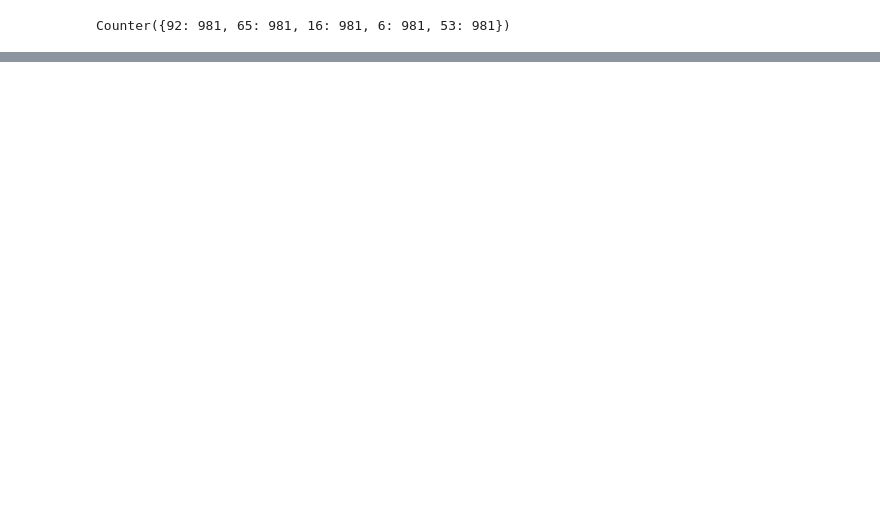
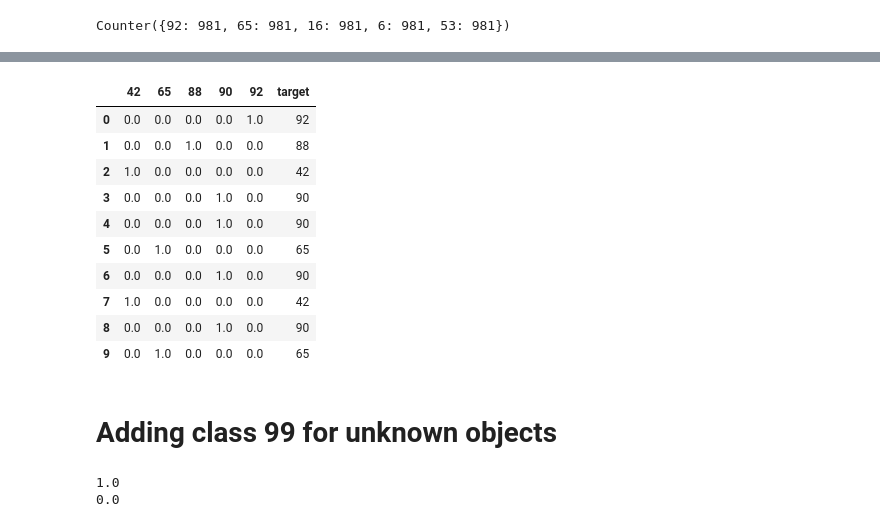
Before and after one commit to conditg/Space, a Jupyter notebook: galacticKNN.ipynb, the cells around one changed output, grey strips where cells are left out. Cells and saved outputs as stored; diff of their text form; code cells hidden in the pictures; blank space fills up the shorter version.

```diff
--- a/galacticKNN.ipynb
+++ b/galacticKNN.ipynb
@@ -752,0 +766,22 @@ array([0.98383838, 0.97959184, 0.97959184, 0.93877551, 0.94285714,
+# %%
+orderTest = pd.read_csv('training_set_metadata.csv', nrows=10, usecols=['object_id', 'mwebv', 'target'])
+# %%
+X = orderTest[['mwebv', 'target']]
+Y = orderTest['target']
+orderknn = KNeighborsClassifier(n_neighbors=5, weights='distance')
+orderknn.fit(X, Y)
+orderprobs = pd.DataFrame(orderknn.predict_proba(X), columns=sorted(orderTest['target'].unique()))
+orderprobs['target'] = orderTest['target']
+orderprobs
+# %% [output]
+|  | 42 | 65 | 88 | 90 | 92 | target |
+| 0 | 0.0 | 0.0 | 0.0 | 0.0 | 1.0 | 92 |
+| 1 | 0.0 | 0.0 | 1.0 | 0.0 | 0.0 | 88 |
+| 2 | 1.0 | 0.0 | 0.0 | 0.0 | 0.0 | 42 |
+| 3 | 0.0 | 0.0 | 0.0 | 1.0 | 0.0 | 90 |
+| 4 | 0.0 | 0.0 | 0.0 | 1.0 | 0.0 | 90 |
+| 5 | 0.0 | 1.0 | 0.0 | 0.0 | 0.0 | 65 |
+| 6 | 0.0 | 0.0 | 0.0 | 1.0 | 0.0 | 90 |
+| 7 | 1.0 | 0.0 | 0.0 | 0.0 | 0.0 | 42 |
+| 8 | 0.0 | 0.0 | 0.0 | 1.0 | 0.0 | 90 |
+| 9 | 0.0 | 1.0 | 0.0 | 0.0 | 0.0 | 65 |
@@ -752,0 +791,34 @@ array([0.98383838, 0.97959184, 0.97959184, 0.93877551, 0.94285714,
+# %% [markdown]
+# Adding class 99 for unknown objects
+# %%
+#generate probability of all classes for each object.
+#Classes will be the column titles:
+cols = sorted(df['target'].unique())
+
+#This df should have a row for each object and a column for each class.
+#the data are class probabilites and each row sums to 1 (100%)
+orderprobs = pd.DataFrame(galknn.predict_proba(galX), columns=cols)
+orderprobs['max_value'] = orderprobs.max(axis=1)
+
+#This variable is the 'unknown' threshold. If no probabilities are over this threshold,
+#the object will get assigned to the unknown class, 99.
+thresh = .6
+
+#if an object is getting assigned to class 99, this is the confidence level to give class 99.
+#all other classes will be scaled proportionately down from their original values so the row sums to 1 (100%)
+confidence99 = .75
+
+orderprobs[99] = np.where(orderprobs.max_value < thresh,confidence99,0)
+#Don't need the max value column anymore
+orderprobs = orderprobs.drop('max_value', axis=1)
+
+#loop through the columns, scaling down values for rows where class 99 is nonzero.
+for col in cols:
+    orderprobs[col] = orderprobs[col]*(1-orderprobs[99])
+
+
+print(orderprobs.head(20).sum(axis=1).mean()) #This should be 1.0 if everything worked.
+print(orderprobs.head(20).sum(axis=1).std()) #This should be 0.0 if everything worked.
+# %% [output]
+1.0
+0.0
```
Also changed, not shown: parts of 47 cells of this notebook.
